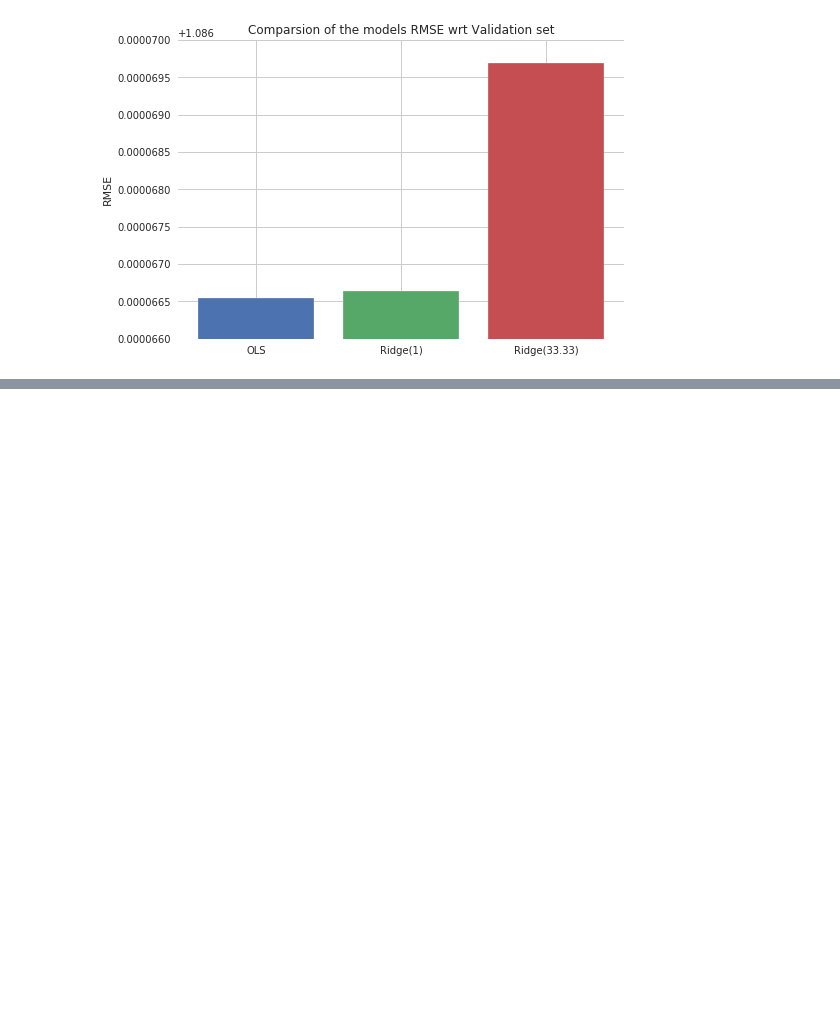
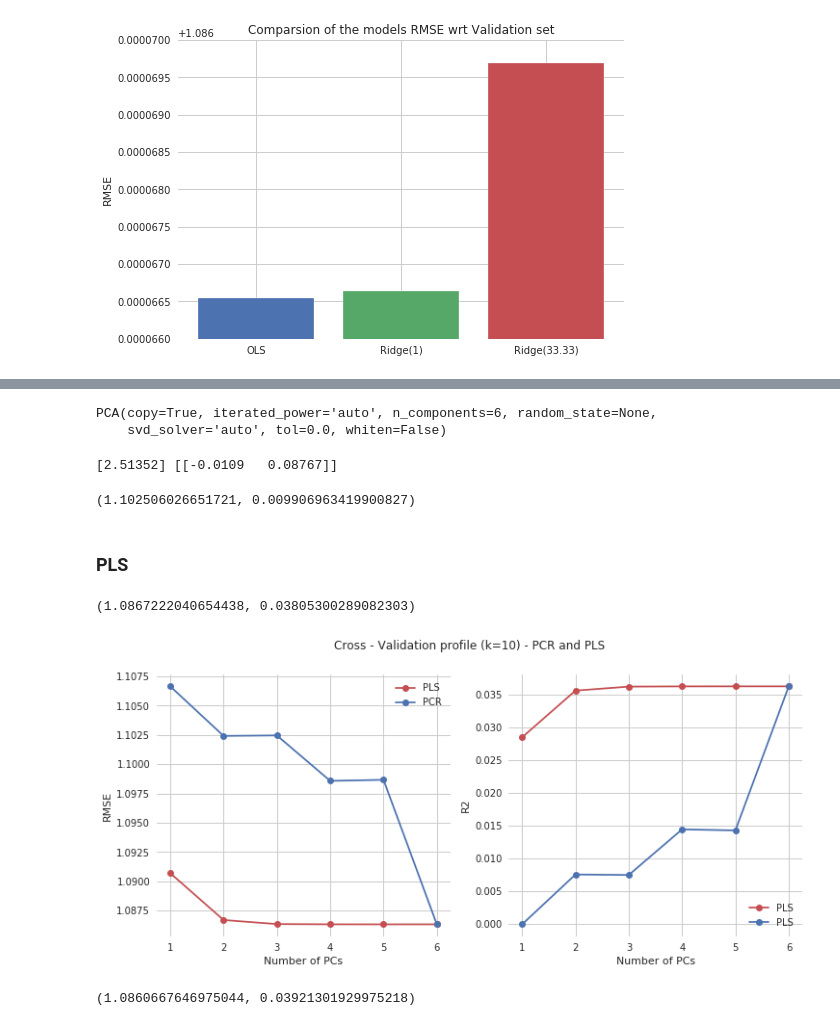
Before and after one commit to ezequiasjunior/ica2019.2, a Jupyter notebook: Homework02/regression_models_hw02.ipynb, the cells around one changed output, grey strips where cells are left out. Drawn from its saved outputs; the diff is of its cells as text; code cells hidden in the pictures; blank space fills up the shorter version.

```diff
--- a/Homework02/regression_models_hw02.ipynb
+++ b/Homework02/regression_models_hw02.ipynb
@@ -271,3 +275,82 @@ of components using a 5- or 10-fold cross-validation based on the RMSE (you can
 only use the training set in this phase). Report on process (show the cross-validation
 profile, both in terms of the RMSE and R2). Report the accuracy (RMSE and
 R2) obtained on the test set.
+# %%
+
+# Principal component analysis:
+pca = PCA(n_components=6)
+pca.fit(mos_train)
+plt.plot(np.cumsum(pca.explained_variance_ratio_))
+# %% [output]
+PCA(copy=True, iterated_power='auto', n_components=6, random_state=None,
+    svd_solver='auto', tol=0.0, whiten=False)
+# %%
+pca = PCA(n_components=2)
+pc_train_set = pca.fit_transform(mos_train.values)
+pcr = linear_model.LinearRegression()
+pcr.fit(pc_train_set, mos_Ytrain.values)
+print(pcr.intercept_, pcr.coef_)
+pcr_Y = pcr.predict(pca.fit_transform(mos_X.values))
+np.sqrt(mean_squared_error(mos_Y.values, pcr_Y)), r2_score(mos_Y.values, pcr_Y)
+# %% [output]
+[2.51352] [[-0.0109   0.08767]]
+(1.102506026651721, 0.009906963419900827)
+# %% [markdown]
+### PLS
+# %%
+pls = PLSRegression(n_components=2)
+pls.fit(mos_train.values, mos_Ytrain.values)
+pls_Y = pls.predict(mos_X.values)
+np.sqrt(mean_squared_error(mos_Y.values, pls_Y)), r2_score(mos_Y.values, pls_Y)
+# %% [output]
+(1.0867222040654438, 0.03805300289082303)
+# %%
+#
+PCs = np.arange(mos_train.shape[1])+1
+cv_rmsePCR = np.zeros(PCs.size)
+cv_r2PCR = np.zeros(PCs.size)
+#
+cv_rmsePLS = np.zeros(PCs.size)
+cv_r2PLS = np.zeros(PCs.size)
+#
+for idx, val in enumerate(PCs):
+    #CV PCR
+    pca = PCA(n_components=val)
+    pc_train_set = pca.fit_transform(mos_train.values)
+    cv_pcr = linear_model.LinearRegression()
+    cv_r2PCR[idx] = cross_val_score(cv_pcr, pc_train_set, mos_Ytrain.values, cv=10).mean()
+    cv_pcr_rmse = cross_val_score(cv_pcr, pc_train_set, mos_Ytrain.values,
+                                         scoring='neg_mean_squared_error', cv=10).mean()
+    cv_rmsePCR[idx] = np.sqrt(-cv_pcr_rmse)
+
+    # CV PLS
+    cv_pls = PLSRegression(n_components=val)
+    cv_r2PLS[idx] = cross_val_score(cv_pls, mos_train.values, mos_Ytrain.values, cv=10).mean()
+    cv_pls_rmse = cross_val_score(cv_pls, mos_train.values, mos_Ytrain.values,
+                                         scoring='neg_mean_squared_error', cv=10).mean()
+    cv_rmsePLS[idx] = np.sqrt(-cv_pls_rmse)
+# %%
+# Process report:
+fig, ax = plt.subplots(1, 2, figsize=(12,5))
+plt.suptitle('Cross - Validation profile (k=10) - PCR and PLS')
+ax[0].plot(PCs, cv_rmsePLS,'C2-o', label='PLS')
+ax[0].plot(PCs, cv_rmsePCR,'C0-o', label='PCR')
+ax[0].set_xlabel('Number of PCs')
+ax[0].set_ylabel('RMSE')
+ax[0].legend()
+ax[1].plot(PCs, cv_r2PLS,'C2-o', label='PLS')
+ax[1].plot(PCs, cv_r2PCR,'C0-o', label='PLS')
+ax[1].legend()
+ax[1].set_xlabel('Number of PCs')
+ax[1].set_ylabel('R2')
+plt.show()
+# %% [output]
+[figure, added]
+# %%
+# Report the accuracy (RMSE and R2) obtained on the test set. using PLS nº PCs = 4
+pls = PLSRegression(n_components=4)
+pls.fit(mos_train.values, mos_Ytrain.values)
+pls_Y = pls.predict(mos_X.values)
+np.sqrt(mean_squared_error(mos_Y.values, pls_Y)), r2_score(mos_Y.values, pls_Y)
+# %% [output]
+(1.0860667646975044, 0.03921301929975218)
```
Also changed, not shown: parts of 3 cells of this notebook.
